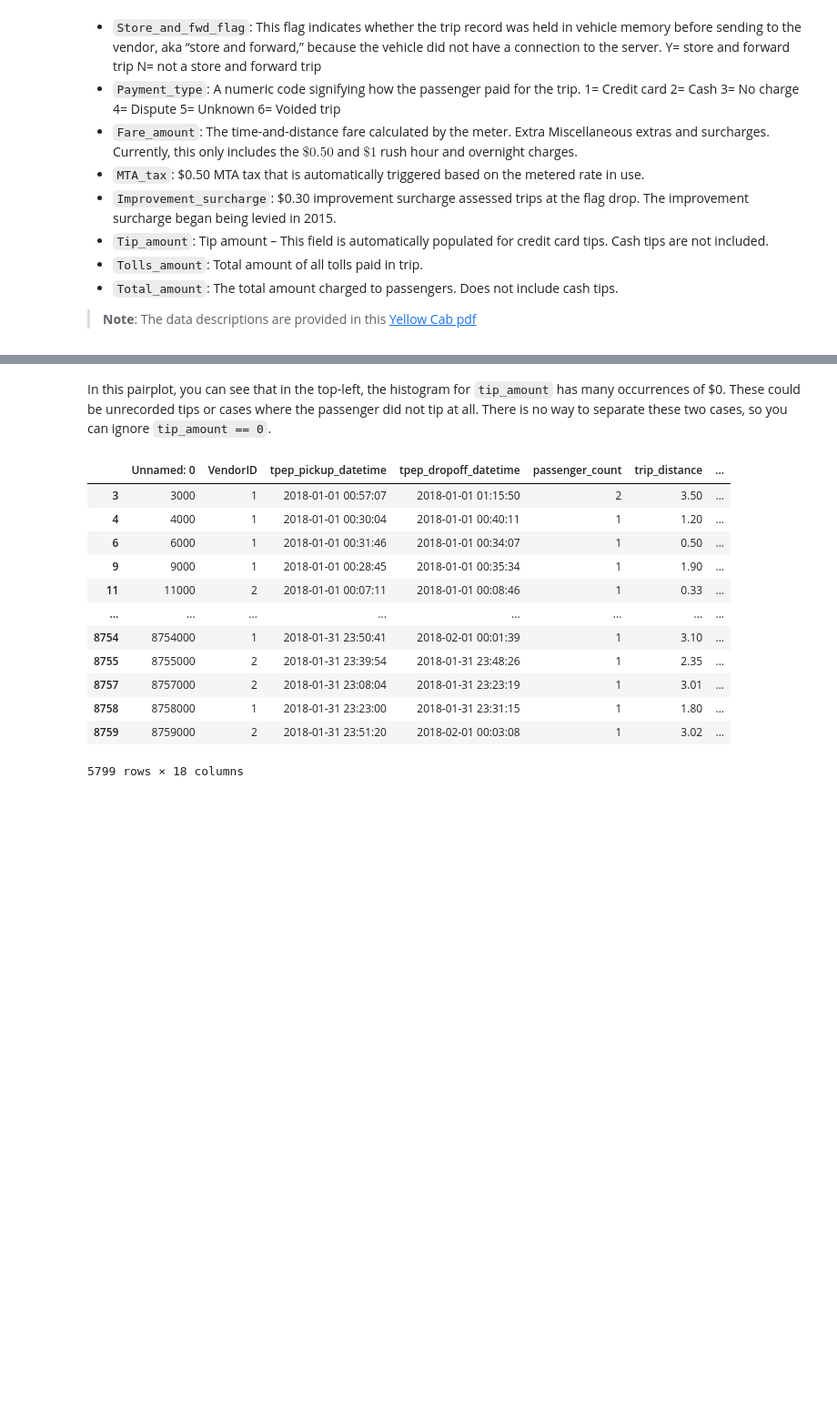
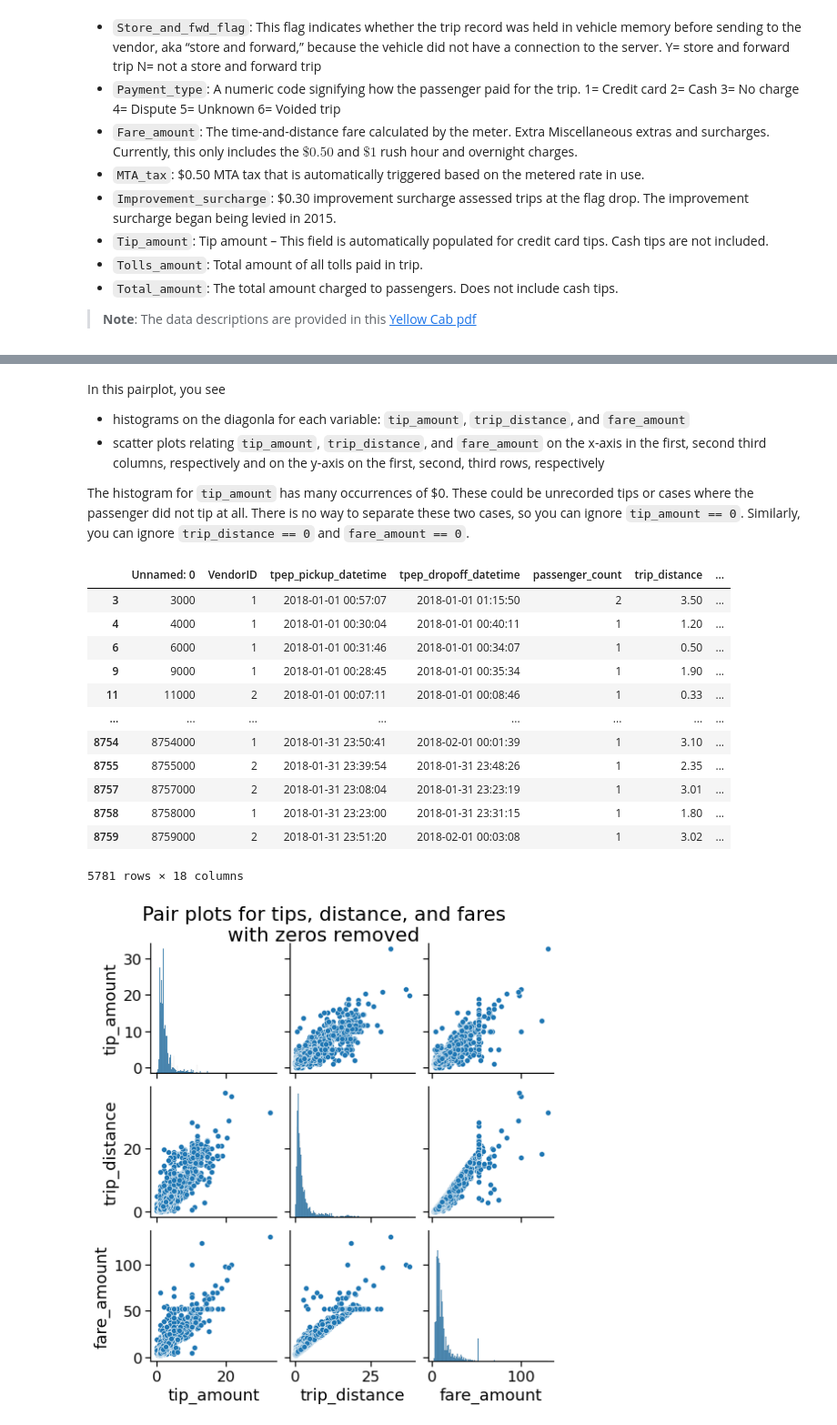
Before and after one commit to cooperrc/nyc-taxi-coiled, a Jupyter notebook: 00_explore-taxi.ipynb, the cells around one changed output, grey strips where cells are left out. Shown at 91% size. Drawn from its saved outputs; the diff is of its cells as text; code cells hidden in the pictures; blank space fills up the shorter version.

```diff
--- a/00_explore-taxi.ipynb
+++ b/00_explore-taxi.ipynb
@@ -121,7 +122,14 @@ sns.pairplot(taxi_subset[['tip_amount', 'trip_distance', 'fare_amount']])
 # %% [markdown]
-In this pairplot, you can see that in the top-left, the histogram for `tip_amount` has many occurrences of \$0. These could be unrecorded tips or cases where the passenger did not tip at all. There is no way to separate these two cases, so you can ignore `tip_amount == 0`.
+In this pairplot, you see
+- histograms on the diagonla for each variable: `tip_amount`, `trip_distance`, and `fare_amount`
+- scatter plots relating `tip_amount`, `trip_distance`, and `fare_amount` on the x-axis in the first, second third columns, respectively and on the y-axis on the first, second, third rows, respectively
+
+
+The histogram for `tip_amount` has many occurrences of $0. These could be unrecorded tips or cases where the passenger did not tip at all. There is no way to separate these two cases, so you can ignore `tip_amount == 0`. Similarly, you can ignore `trip_distance == 0` and `fare_amount == 0`.
 # %%
-taxi_tips = taxi_subset[taxi_subset['tip_amount']>0]
+taxi_tips = taxi_subset[(taxi_subset['tip_amount'] > 0) &
+                        (taxi_subset['fare_amount'] > 0) &
+                        (taxi_subset['trip_distance'] > 0)]
 taxi_tips
 # %% [output]
 |  | Unnamed: 0 | VendorID | tpep_pickup_datetime | tpep_dropoff_datetime | passenger_count | trip_distance | ... |
@@ -136,4 +144,9 @@ taxi_tips
 | 8757 | 8757000 | 2 | 2018-01-31 23:08:04 | 2018-01-31 23:23:19 | 1 | 3.01 | ... |
 | 8758 | 8758000 | 1 | 2018-01-31 23:23:00 | 2018-01-31 23:31:15 | 1 | 1.80 | ... |
 | 8759 | 8759000 | 2 | 2018-01-31 23:51:20 | 2018-02-01 00:03:08 | 1 | 3.02 | ... |
-5799 rows × 18 columns
+5781 rows × 18 columns
+# %%
+f = sns.pairplot(taxi_tips[['tip_amount', 'trip_distance', 'fare_amount']])
+f.fig.suptitle('Pair plots for tips, distance, and fares\nwith zeros removed', y=1.05);
+# %% [output]
+[figure, added]
```
Also changed, not shown: parts of 6 cells of this notebook, 4 other files.
